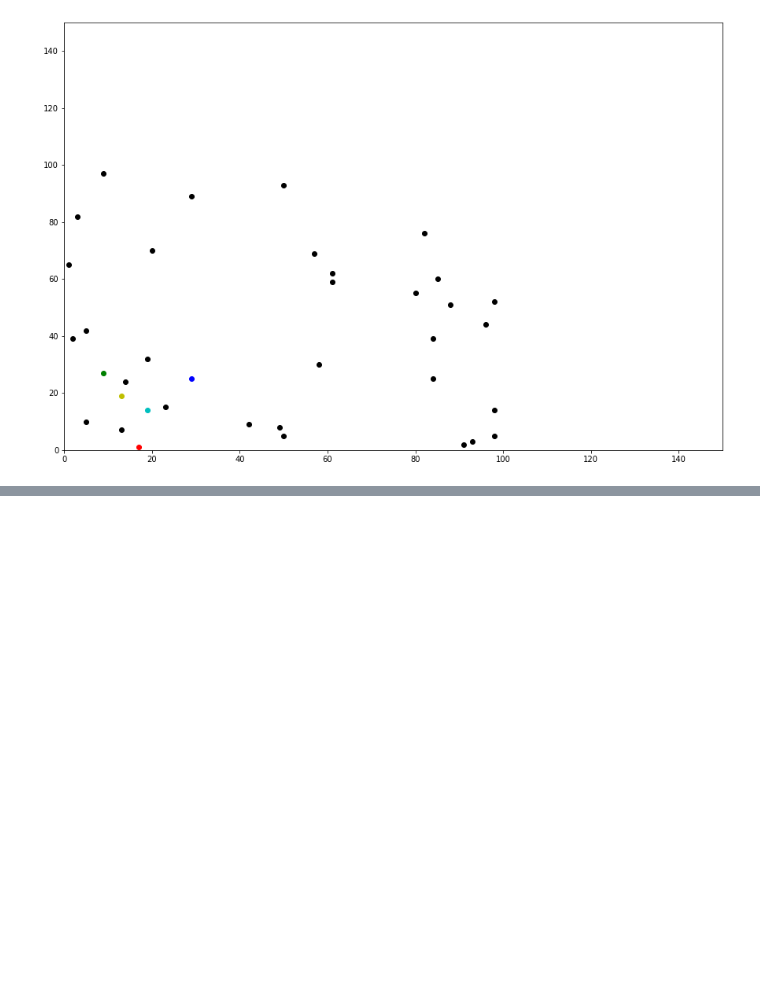
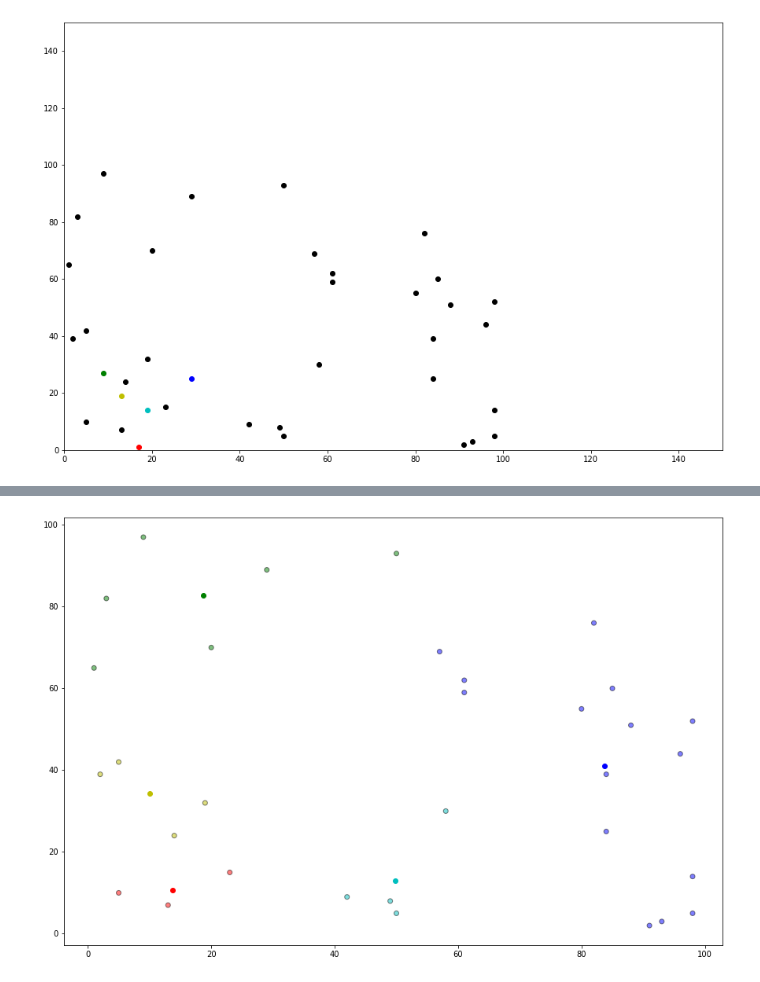
Before and after one commit to felipeabarzua/ML-MH-CVRP, a Jupyter notebook: CVRP - INSTANCE.ipynb, the cells around one changed output, grey strips where cells are left out. Cells and saved outputs as stored; diff of their text form; code cells hidden in the pictures; blank space fills up the shorter version.

```diff
--- a/CVRP - INSTANCE.ipynb
+++ b/CVRP - INSTANCE.ipynb
@@ -198,0 +263,17 @@ print(df)
+# %%
+#CONTINUA MIENTRAS TODAS LAS ASIGNACIONES NO CAMBIEN MÁS
+
+while True:
+    centroide_cercano = df['cercania'].copy(deep=True)
+    centroide = update(centroide)
+    df = asignar_centroide(df , centroide)
+    if centroide_cercano.equals(df['cercania']):
+        break
+
+
+fig = plt.figure(figsize=(15,10))
+plt.scatter(df['x'],df['y'],color = df['color'] , alpha=0.5 ,  edgecolor ='k')
+for i in centroide.keys():
+    plt.scatter(*centroide[i] , color = colmap[i])
+# %% [output]
+[figure, added]
```
Also changed, not shown: parts of 3 cells of this notebook.
